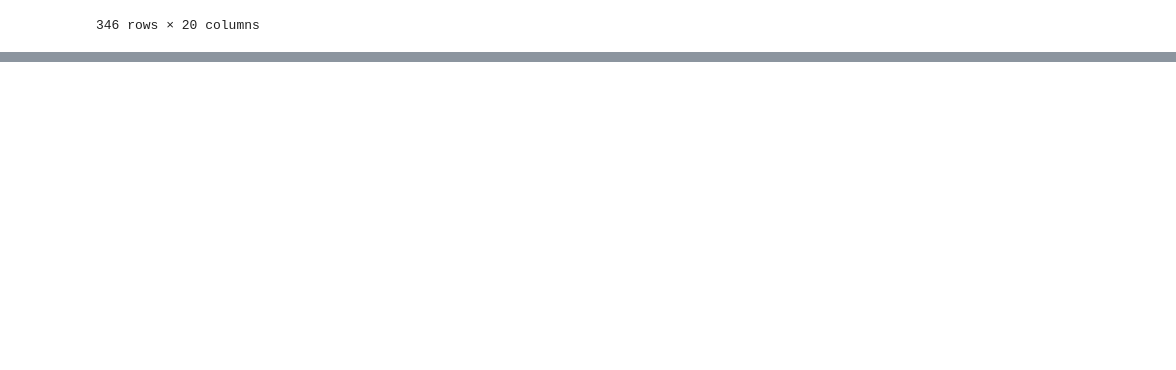
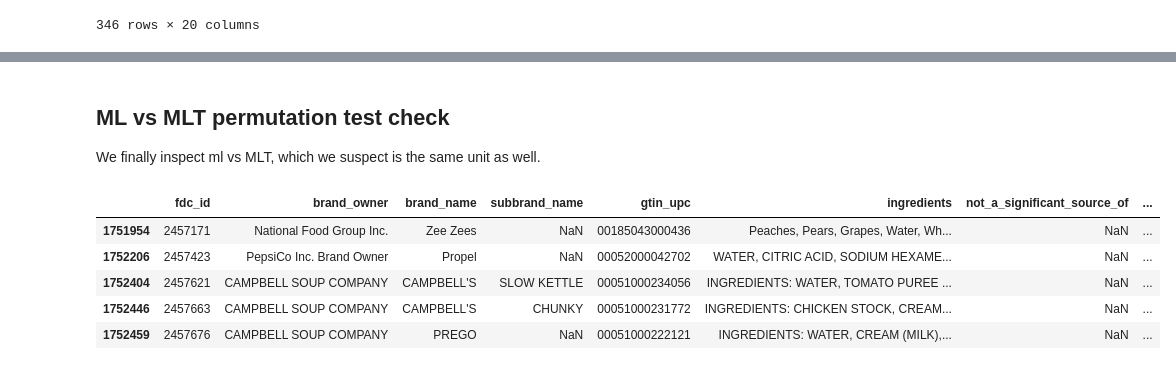
Before and after one commit to alexander-jensen/FDA-Data-Analysis, a Jupyter notebook: Branded Food Initial Data Analysis.ipynb, the cells around one changed output, grey strips where cells are left out. Saved outputs shown, nothing was run; the diff lists cells and outputs as text; code cells hidden in the pictures; blank space fills up the shorter version.

```diff
--- a/Branded Food Initial Data Analysis.ipynb
+++ b/Branded Food Initial Data Analysis.ipynb
@@ -449,0 +426,14 @@ perm_test('median', gm_foods, g_foods, 150, 'serving_size_unit', 'serving_size')
+# %% [markdown]
+## ML vs MLT permutation test check
+
+We finally inspect ml vs MLT, which we suspect is the same unit as well.
+# %%
+mlt_foods = inspect_unit('MLT')
+mlt_foods.head()
+# %% [output]
+|  | fdc_id | brand_owner | brand_name | subbrand_name | gtin_upc | ingredients | not_a_significant_source_of | ... |
+| 1751954 | 2457171 | National Food Group Inc. | Zee Zees | NaN | 00185043000436 | Peaches, Pears, Grapes, Water, Wh... | NaN | ... |
+| 1752206 | 2457423 | PepsiCo Inc. Brand Owner | Propel | NaN | 00052000042702 | WATER, CITRIC ACID, SODIUM HEXAME... | NaN | ... |
+| 1752404 | 2457621 | CAMPBELL SOUP COMPANY | CAMPBELL'S | SLOW KETTLE | 00051000234056 | INGREDIENTS: WATER, TOMATO PUREE ... | NaN | ... |
+| 1752446 | 2457663 | CAMPBELL SOUP COMPANY | CAMPBELL'S | CHUNKY | 00051000231772 | INGREDIENTS: CHICKEN STOCK, CREAM... | NaN | ... |
+| 1752459 | 2457676 | CAMPBELL SOUP COMPANY | PREGO | NaN | 00051000222121 | INGREDIENTS: WATER, CREAM (MILK),... | NaN | ... |
```
Also changed, not shown: parts of 66 cells of this notebook.
